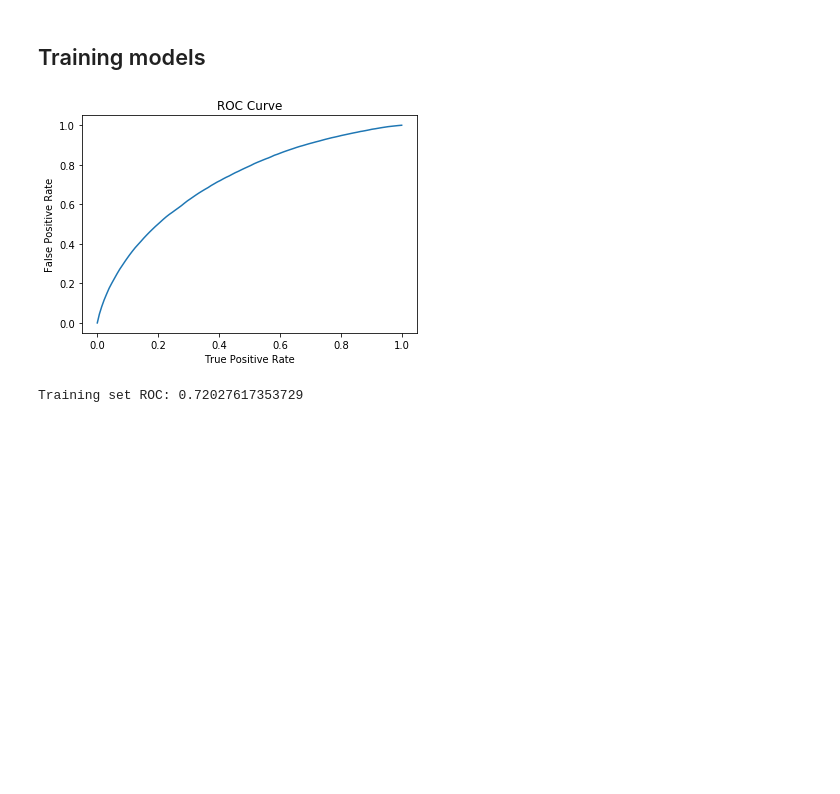
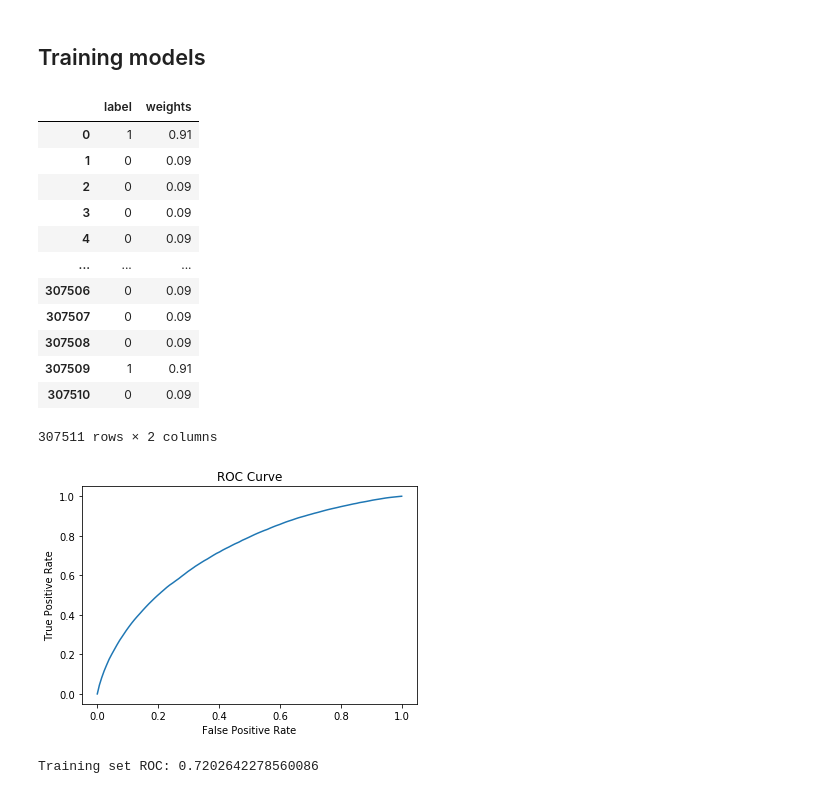
Before and after one commit to winther-lee/hadoop-training-2019, a Jupyter notebook: 04_spark_ml/Classification.ipynb, the cells around one changed output. Saved outputs shown, nothing was run; the diff lists cells and outputs as text; code cells hidden in the pictures; blank space fills up the shorter version.

```diff
--- a/04_spark_ml/Classification.ipynb
+++ b/04_spark_ml/Classification.ipynb
@@ -14,7 +14,7 @@ from pyspark.ml.feature import OneHotEncoderEstimator, StringIndexer, VectorAsse
 # %%
 findspark.init('/opt/cloudera/parcels/SPARK2/lib/spark2')
 # %%
-spark = SparkSession.builder.master('local[*]').appName('imbalanced_binary_classification').config('spark.kryoserializer.buffer.max', '1024').config('spark.default.parallelism','8').getOrCreate()
+spark = SparkSession.builder.master('local[*]').appName('binary_classification').getOrCreate()
 new_df = spark.read.csv('file:///04_spark_ml/data/classification/application_train.csv', header=True, inferSchema=True)
 new_df.printSchema()
 # %% [output]
@@ -306,20 +305,36 @@ print(test.count())
 # %%
 LR = LogisticRegression(featuresCol = 'features', labelCol = 'label', maxIter=15)
 LR_model = LR.fit(train)
+# %%
+new_df.select('label','weights').toPandas()
+# %% [output]
+|  | label | weights |
+| 0 | 1 | 0.91 |
+| 1 | 0 | 0.09 |
+| 2 | 0 | 0.09 |
+| 3 | 0 | 0.09 |
+| 4 | 0 | 0.09 |
+| ... | ... | ... |
+| 307506 | 0 | 0.09 |
+| 307507 | 0 | 0.09 |
+| 307508 | 0 | 0.09 |
+| 307509 | 1 | 0.91 |
+| 307510 | 0 | 0.09 |
+307511 rows × 2 columns
 # %%
 trainingSummary = LR_model.summary
 
 roc = trainingSummary.roc.toPandas()
 plt.plot(roc['FPR'],roc['TPR'])
-plt.ylabel('False Positive Rate')
-plt.xlabel('True Positive Rate')
+plt.ylabel('True Positive Rate')
+plt.xlabel('False Positive Rate')
 plt.title('ROC Curve')
 plt.show()
 
 print('Training set ROC: ' + str(trainingSummary.areaUnderROC))
 # %% [output]
 [figure]
-Training set ROC: 0.72027617353729
+Training set ROC: 0.7202642278560086
 # %%
 predictions_LR = LR_model.transform(test)
 evaluator = BinaryClassificationEvaluator()
```
Also changed, not shown: parts of 6 cells of this notebook.
